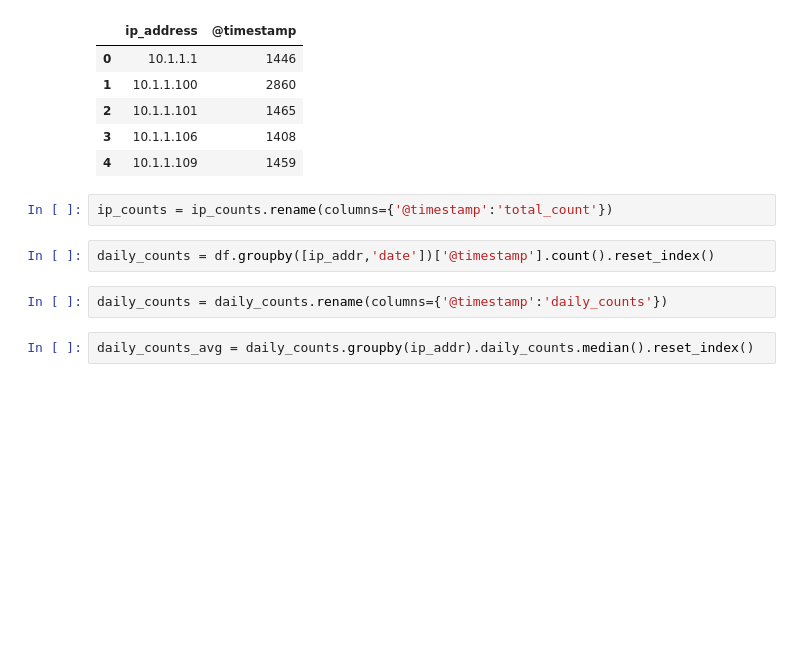
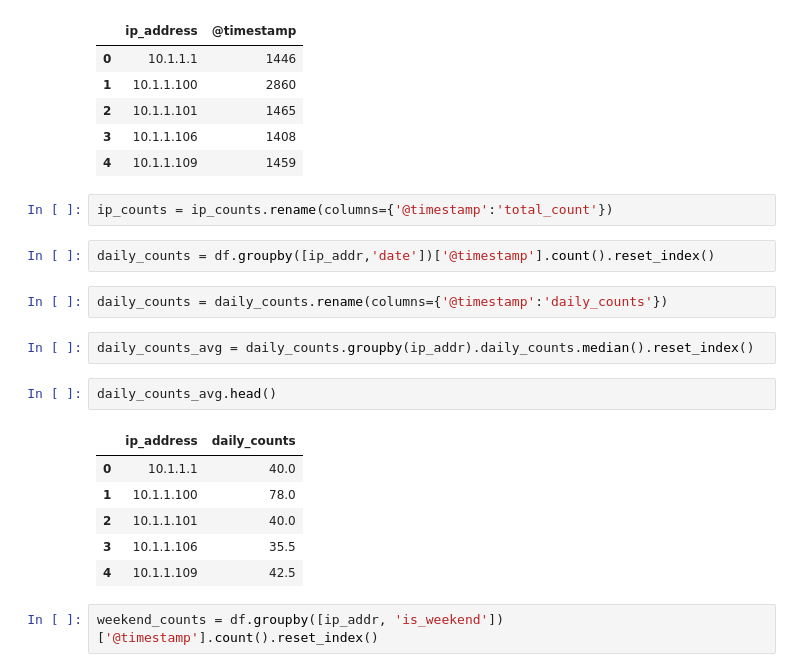
Before and after one commit to Parth119/parth_25MML0018_edge_intelligence, a Jupyter notebook: lab_3/lab3.ipynb, the cells around one changed output. Drawn from its saved outputs; the diff is of its cells as text; blank space fills up the shorter version.

```diff
--- a/lab_3/lab3.ipynb
+++ b/lab_3/lab3.ipynb
@@ -139,3 +140,14 @@ daily_counts = df.groupby([ip_addr,'date'])['@timestamp'].count().reset_index()
 daily_counts = daily_counts.rename(columns={'@timestamp':'daily_counts'})
 # %%
 daily_counts_avg = daily_counts.groupby(ip_addr).daily_counts.median().reset_index()
+# %%
+daily_counts_avg.head()
+# %% [output]
+|  | ip_address | daily_counts |
+| 0 | 10.1.1.1 | 40.0 |
+| 1 | 10.1.1.100 | 78.0 |
+| 2 | 10.1.1.101 | 40.0 |
+| 3 | 10.1.1.106 | 35.5 |
+| 4 | 10.1.1.109 | 42.5 |
+# %%
+weekend_counts = df.groupby([ip_addr, 'is_weekend'])['@timestamp'].count().reset_index()
```
Also changed, not shown: parts of 3 cells of this notebook, 1 other file.
